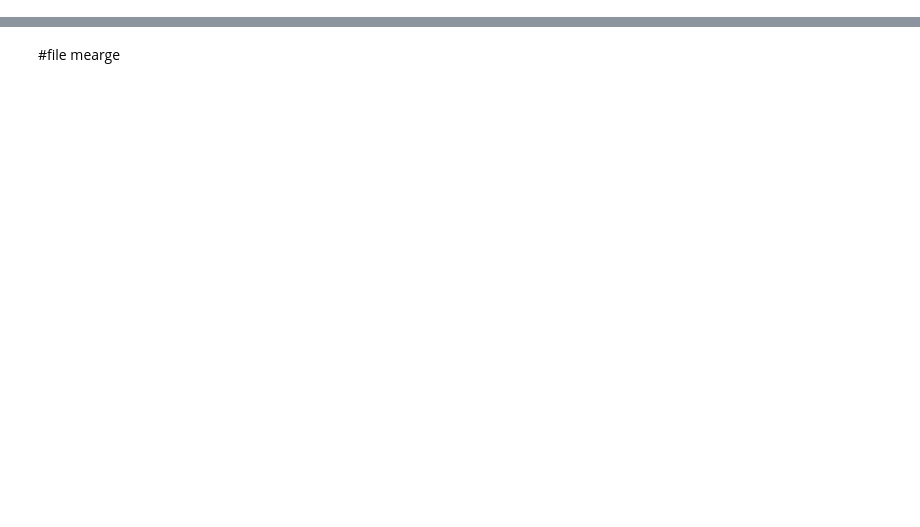
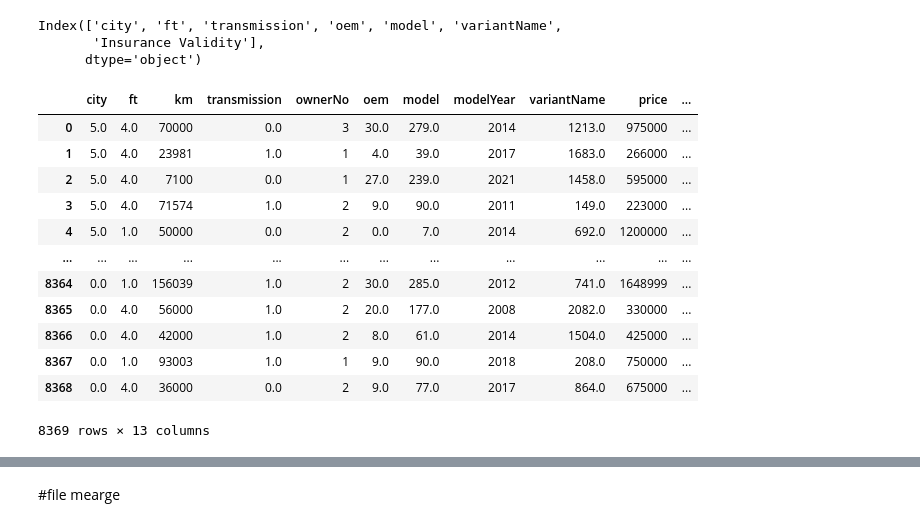
Before and after one commit to Hemanthk408/Car_rate_prediction, a Jupyter notebook: Cars_Rate.ipynb, the cells around one changed output, grey strips where cells are left out. Cells and saved outputs as stored; diff of their text form; code cells hidden in the pictures; blank space fills up the shorter version.

```diff
--- a/Cars_Rate.ipynb
+++ b/Cars_Rate.ipynb
@@ -4,0 +69,6 @@ import pandas as pd
+# %%
+df.select_dtypes(include="object").columns
+# %% [output]
+Index(['city', 'ft', 'transmission', 'oem', 'model', 'variantName',
+       'Insurance Validity'],
+      dtype='object')
@@ -4,0 +78,16 @@ import pandas as pd
+# %%
+df
+# %% [output]
+|  | city | ft | km | transmission | ownerNo | oem | model | modelYear | variantName | price | ... |
+| 0 | 5.0 | 4.0 | 70000 | 0.0 | 3 | 30.0 | 279.0 | 2014 | 1213.0 | 975000 | ... |
+| 1 | 5.0 | 4.0 | 23981 | 1.0 | 1 | 4.0 | 39.0 | 2017 | 1683.0 | 266000 | ... |
+| 2 | 5.0 | 4.0 | 7100 | 0.0 | 1 | 27.0 | 239.0 | 2021 | 1458.0 | 595000 | ... |
+| 3 | 5.0 | 4.0 | 71574 | 1.0 | 2 | 9.0 | 90.0 | 2011 | 149.0 | 223000 | ... |
+| 4 | 5.0 | 1.0 | 50000 | 0.0 | 2 | 0.0 | 7.0 | 2014 | 692.0 | 1200000 | ... |
+| ... | ... | ... | ... | ... | ... | ... | ... | ... | ... | ... | ... |
+| 8364 | 0.0 | 1.0 | 156039 | 1.0 | 2 | 30.0 | 285.0 | 2012 | 741.0 | 1648999 | ... |
+| 8365 | 0.0 | 4.0 | 56000 | 1.0 | 2 | 20.0 | 177.0 | 2008 | 2082.0 | 330000 | ... |
+| 8366 | 0.0 | 4.0 | 42000 | 1.0 | 2 | 8.0 | 61.0 | 2014 | 1504.0 | 425000 | ... |
+| 8367 | 0.0 | 1.0 | 93003 | 1.0 | 1 | 9.0 | 90.0 | 2018 | 208.0 | 750000 | ... |
+| 8368 | 0.0 | 4.0 | 36000 | 0.0 | 2 | 9.0 | 77.0 | 2017 | 864.0 | 675000 | ... |
+8369 rows × 13 columns
```
Also changed, not shown: parts of 50 cells of this notebook.
